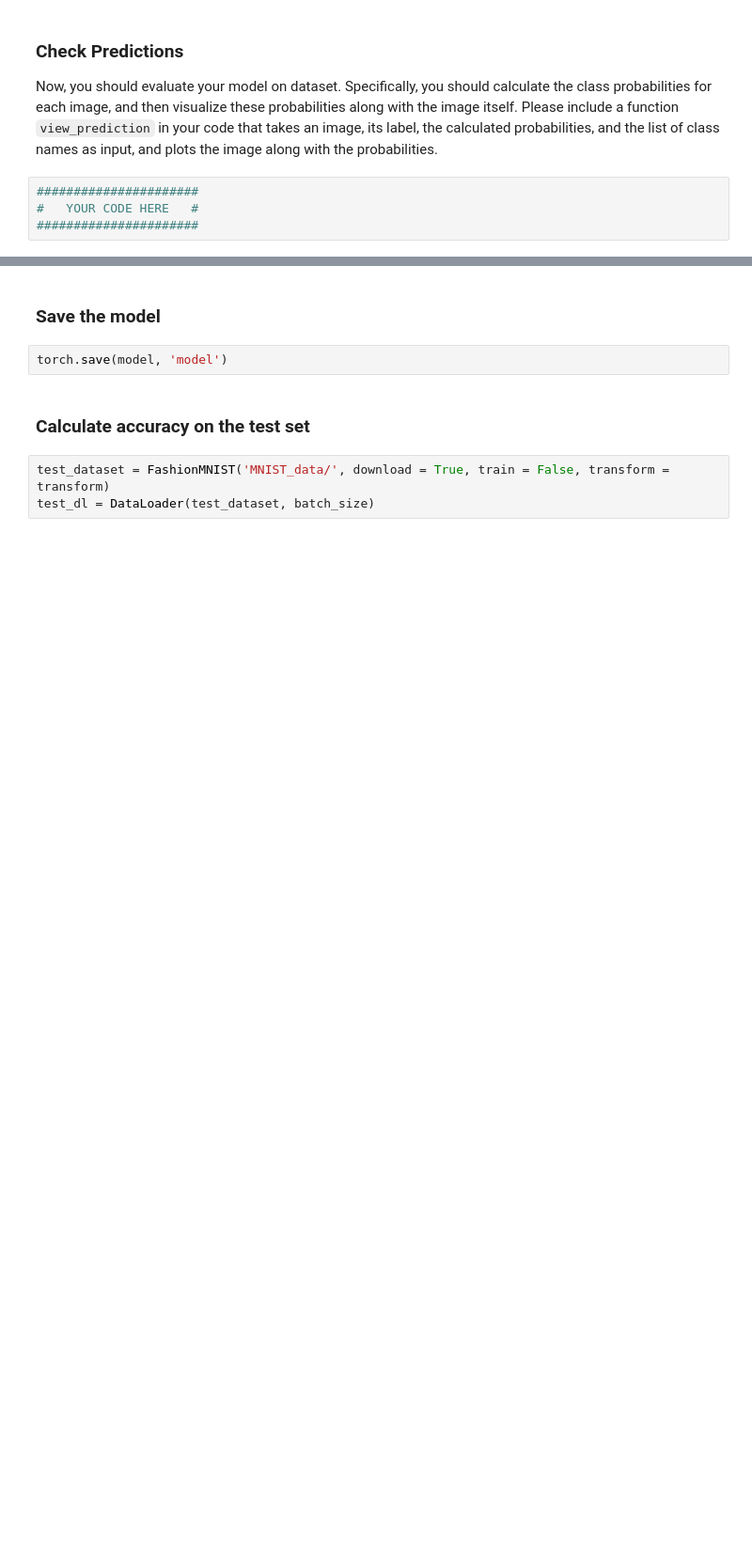
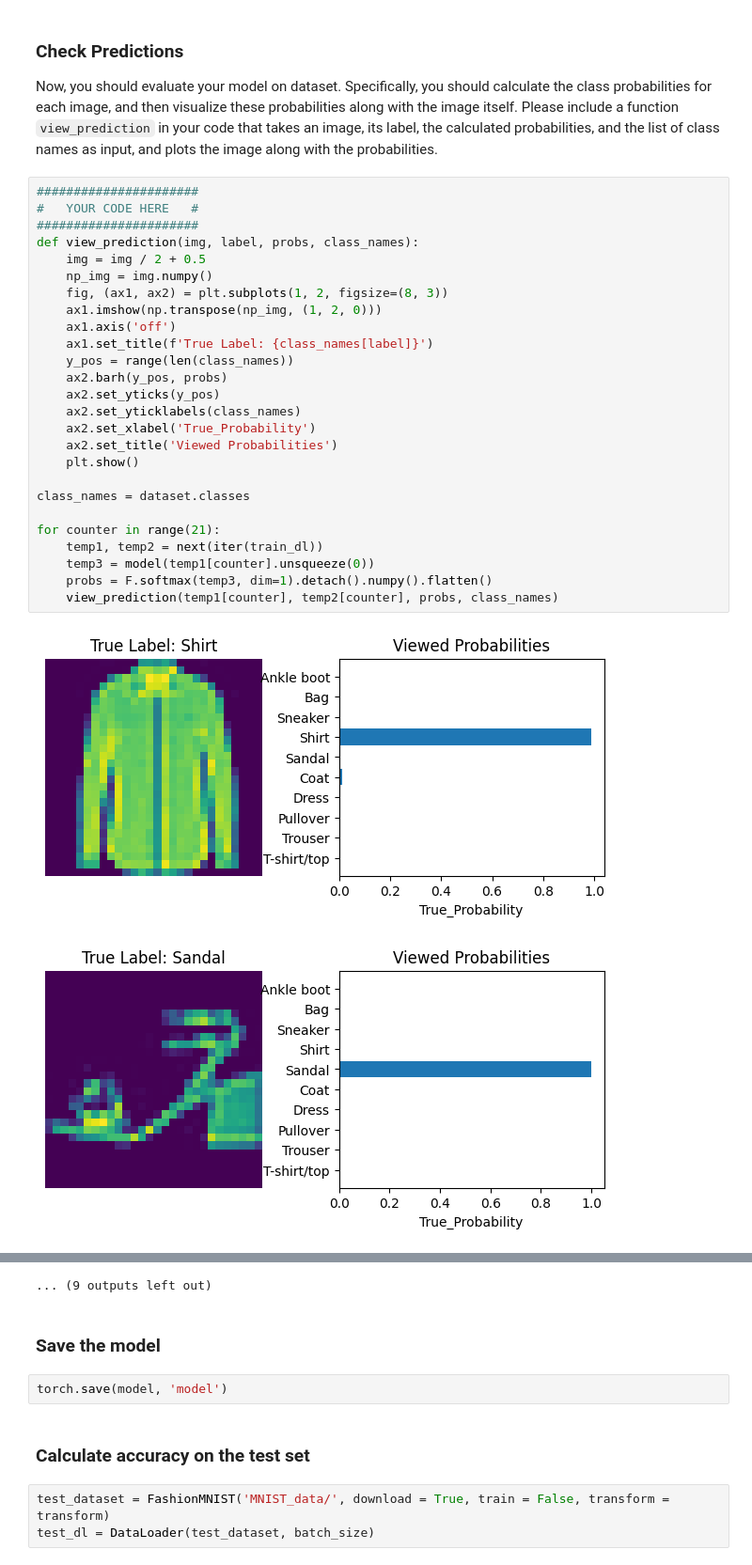
Before and after one commit to ParsaYousefpoor/IML_CHW01, a Jupyter notebook: Q2.ipynb, the cells around one changed output, grey strips where cells are left out. Shown at 94% size. Cells and saved outputs as stored; diff of their text form; blank space fills up the shorter version.

```diff
--- a/Q2.ipynb
+++ b/Q2.ipynb
@@ -392,7 +417,32 @@ ZeroDivisionError: division by zero
 # %% [markdown]
 ### Check Predictions
 Now, you should evaluate your model on dataset. Specifically, you should calculate the class probabilities for each image, and then visualize these probabilities along with the image itself. Please include a function `view_prediction` in your code that takes an image, its label, the calculated probabilities, and the list of class names as input, and plots the image along with the probabilities.
-# %%
-######################
-#   YOUR CODE HERE   #
-######################
+# %%
+######################
+#   YOUR CODE HERE   #
+######################
+def view_prediction(img, label, probs, class_names):
+    img = img / 2 + 0.5
+    np_img = img.numpy()
+    fig, (ax1, ax2) = plt.subplots(1, 2, figsize=(8, 3))
+    ax1.imshow(np.transpose(np_img, (1, 2, 0)))
+    ax1.axis('off')
+    ax1.set_title(f'True Label: {class_names[label]}')
+    y_pos = range(len(class_names))
+    ax2.barh(y_pos, probs)
+    ax2.set_yticks(y_pos)
+    ax2.set_yticklabels(class_names)
+    ax2.set_xlabel('True_Probability')
+    ax2.set_title('Viewed Probabilities')
+    plt.show()
+
+class_names = dataset.classes
+
+for counter in range(21):
+    temp1, temp2 = next(iter(train_dl))
+    temp3 = model(temp1[counter].unsqueeze(0))
+    probs = F.softmax(temp3, dim=1).detach().numpy().flatten()
+    view_prediction(temp1[counter], temp2[counter], probs, class_names)
+# %% [output]
+[figure, added]
+[figure, added]
@@ -399,3 +459,4 @@ Now, you should evaluate your model on dataset. Specifically, you should calcula
+... (9 outputs left out)
 # %% [markdown]
 ### Save the model
 # %%
```
Also changed, not shown: parts of 10 cells of this notebook.
